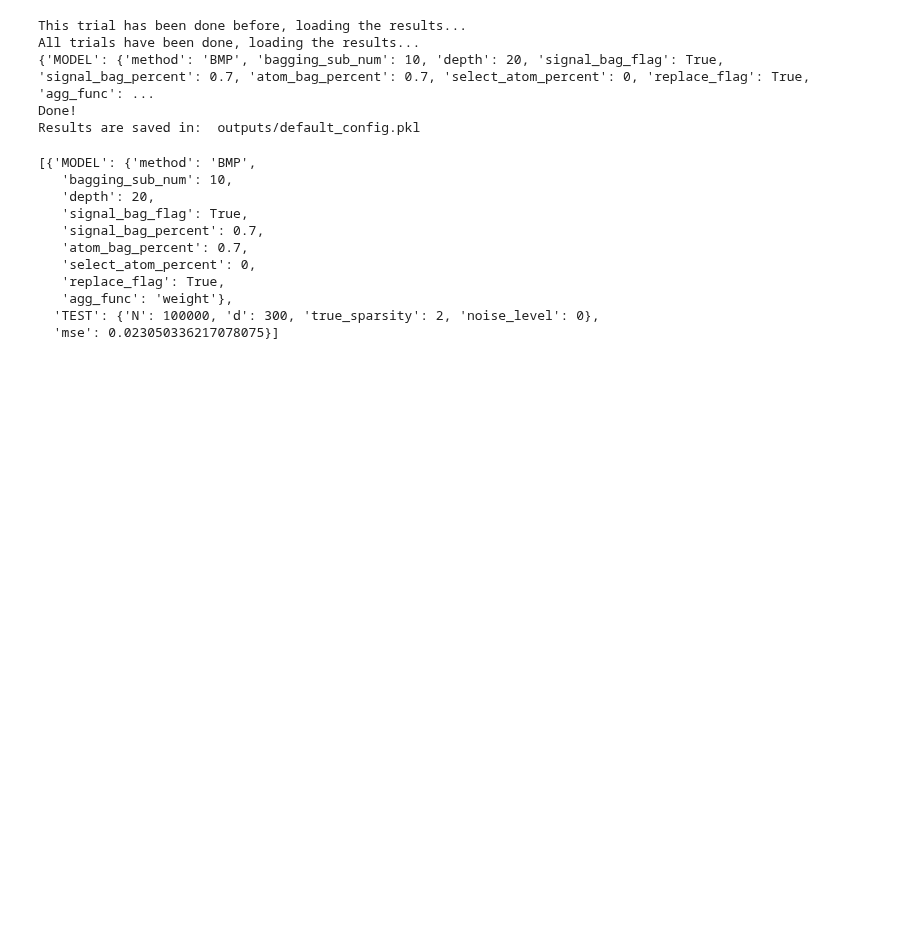
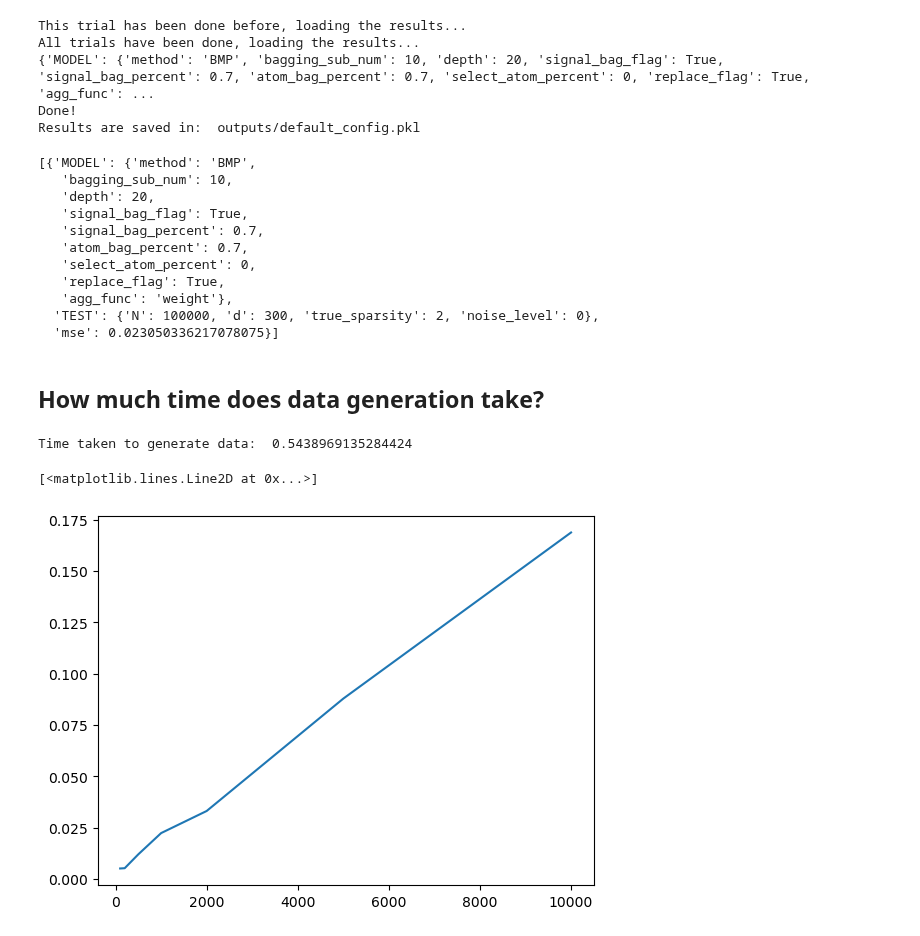
Before and after one commit to sleepysunny311/Projection_Pursuit_Summer, a Jupyter notebook: task2/test_sty.ipynb, the cells around one changed output. Cells and saved outputs as stored; diff of their text form; code cells hidden in the pictures; blank space fills up the shorter version.

Commit message:
Time testing

```diff
--- a/task2/test_sty.ipynb
+++ b/task2/test_sty.ipynb
@@ -58,3 +58,40 @@ performance_res
    'agg_func': 'weight'},
   'TEST': {'N': 100000, 'd': 300, 'true_sparsity': 2, 'noise_level': 0},
   'mse': 0.023050336217078075}]
+# %% [markdown]
+## How much time does data generation take?
+# %%
+import time
+from data_generation import GaussianDataGenerator
+
+start = time.time()
+N = 100000
+d = 300
+m = 50
+noise_scale = 0.1
+Data_Generator = GaussianDataGenerator(dictionary_length=N, dictionary_dimensions=d, indice_number=m, noise_level=noise_scale, random_seed=0)
+y, dictionary, indices, coefficients, y_perturbed = Data_Generator.shuffle()
+end = time.time()
+
+print("Time taken to generate data: ", end - start)
+# %% [output]
+Time taken to generate data:  0.5438969135284424
+# %%
+# Test different values of N
+
+N_list = [100, 200, 500, 1000, 2000, 5000, 10000]
+time_list = []
+
+for N_tmp in N_list:
+    start = time.time()
+    Data_Generator = GaussianDataGenerator(dictionary_length=N_tmp, dictionary_dimensions=d, indice_number=m, noise_level=noise_scale, random_seed=0)
+    y, dictionary, indices, coefficients, y_perturbed = Data_Generator.shuffle()
+    end = time.time()
+    time_list.append(end - start)
+# %%
+from matplotlib import pyplot as plt
+
+plt.plot(N_list, time_list)
+# %% [output]
+[<matplotlib.lines.Line2D at 0x...>]
+[figure, added]
```
Also changed, not shown: parts of 2 cells of this notebook, 1 other file.
